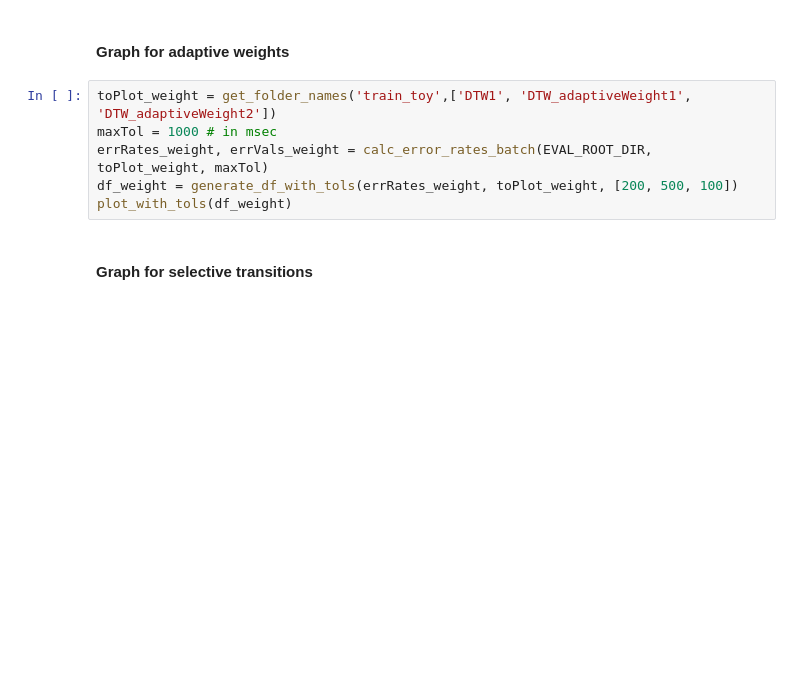
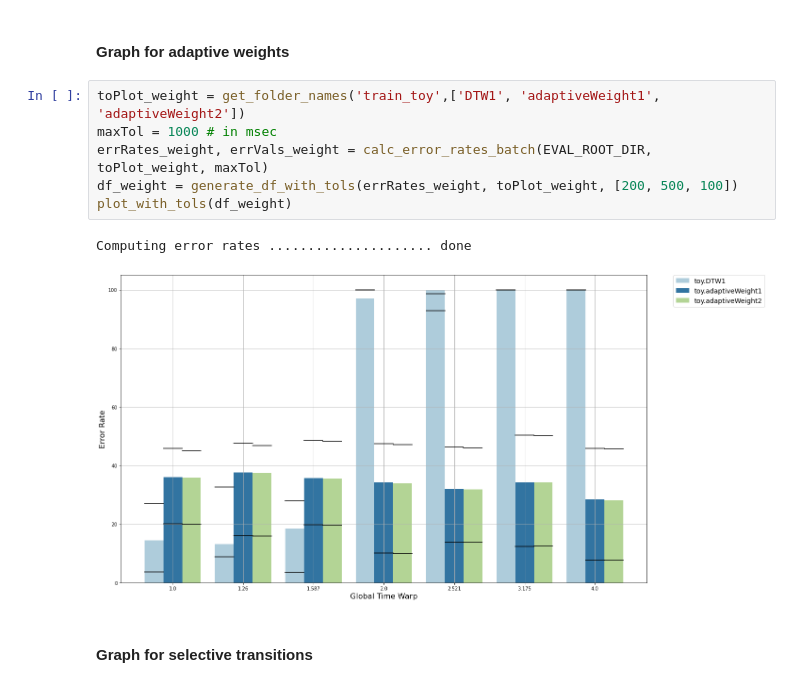
Before and after one commit to HMC-MIR/ExtremeTimeWarping, a Jupyter notebook: 03_Evaluate.ipynb, the cells around one changed output. Saved outputs shown, nothing was run; the diff lists cells and outputs as text; blank space fills up the shorter version.

```diff
--- a/03_Evaluate.ipynb
+++ b/03_Evaluate.ipynb
@@ -311,11 +318,14 @@ plot_with_tols(df_sample)
 # %% [markdown]
 #### Graph for adaptive weights
 # %%
-toPlot_weight = get_folder_names('train_toy',['DTW1', 'DTW_adaptiveWeight1', 'DTW_adaptiveWeight2'])
+toPlot_weight = get_folder_names('train_toy',['DTW1', 'adaptiveWeight1', 'adaptiveWeight2'])
 maxTol = 1000 # in msec
 errRates_weight, errVals_weight = calc_error_rates_batch(EVAL_ROOT_DIR, toPlot_weight, maxTol)
 df_weight = generate_df_with_tols(errRates_weight, toPlot_weight, [200, 500, 100])
 plot_with_tols(df_weight)
+# %% [output]
+Computing error rates ..................... done
+[figure, added]
 # %% [markdown]
 #### Graph for selective transitions
 # %%
```
Also changed, not shown: parts of 10 cells of this notebook.
